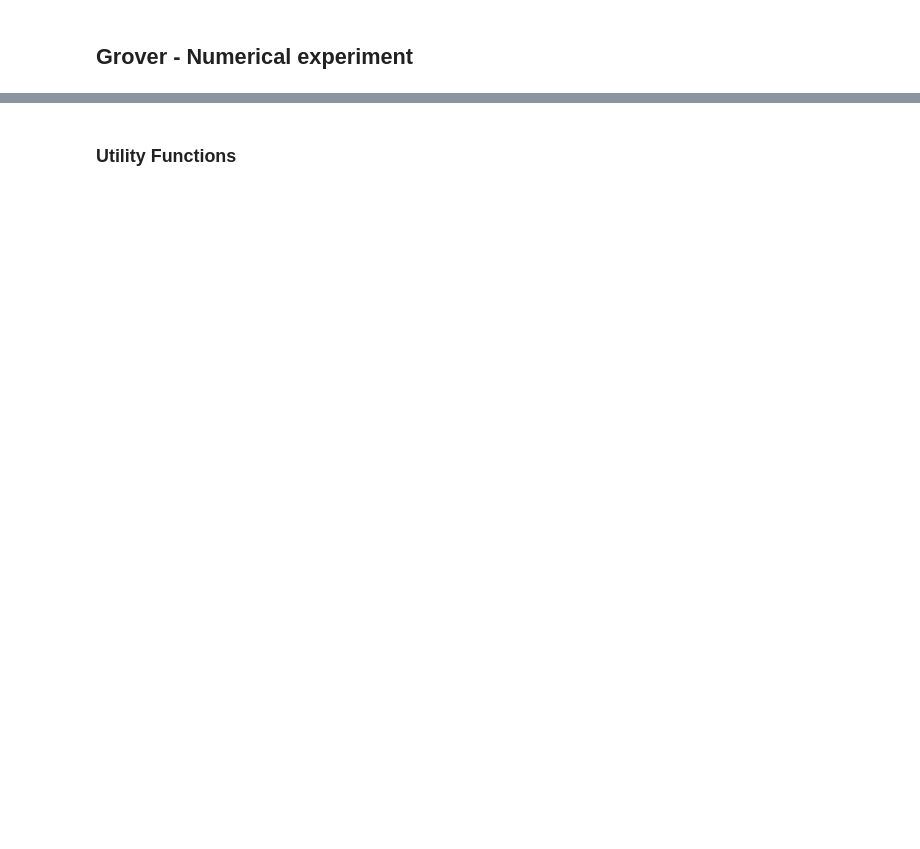
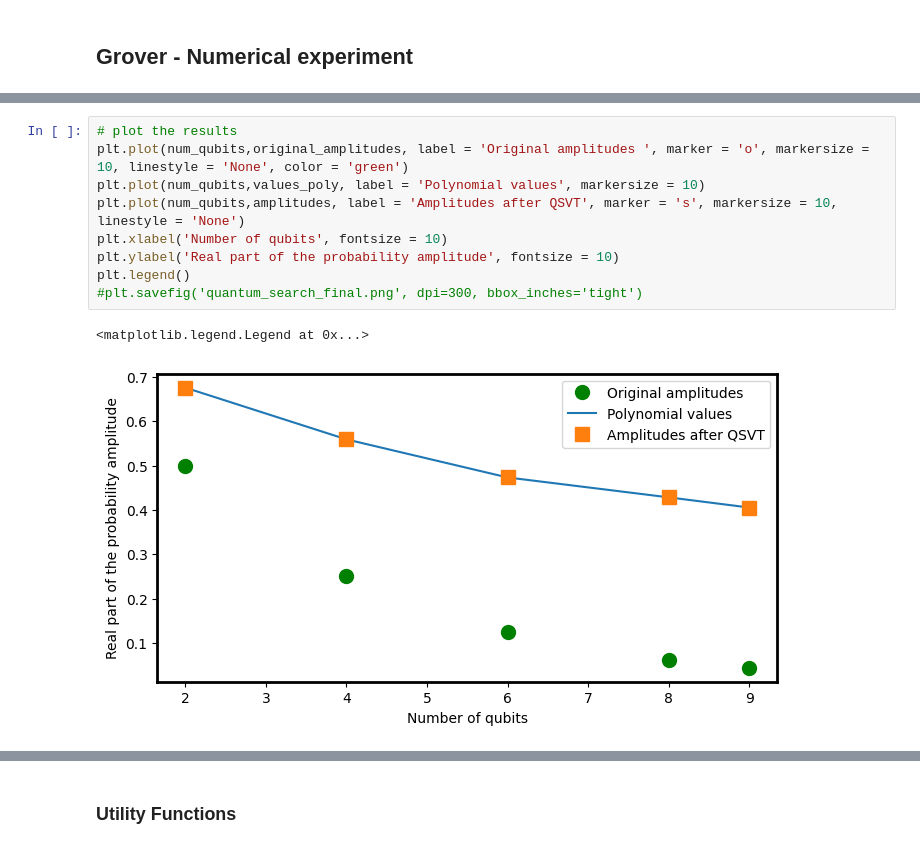
Before and after one commit to agnikit/QSVT, a Jupyter notebook: qsvt.ipynb, the cells around one changed output, grey strips where cells are left out. Drawn from its saved outputs; the diff is of its cells as text; blank space fills up the shorter version.

```diff
--- a/qsvt.ipynb
+++ b/qsvt.ipynb
@@ -373,0 +511,12 @@ plt.legend()
+# %%
+# plot the results
+plt.plot(num_qubits,original_amplitudes, label = 'Original amplitudes ', marker = 'o', markersize = 10, linestyle = 'None', color = 'green')
+plt.plot(num_qubits,values_poly, label = 'Polynomial values', markersize = 10)
+plt.plot(num_qubits,amplitudes, label = 'Amplitudes after QSVT', marker = 's', markersize = 10, linestyle = 'None')
+plt.xlabel('Number of qubits', fontsize = 10)
+plt.ylabel('Real part of the probability amplitude', fontsize = 10)
+plt.legend()
+#plt.savefig('quantum_search_final.png', dpi=300, bbox_inches='tight')
+# %% [output]
+<matplotlib.legend.Legend at 0x...>
+[figure, added]
```
Also changed, not shown: parts of 34 cells of this notebook, 2 other files.
